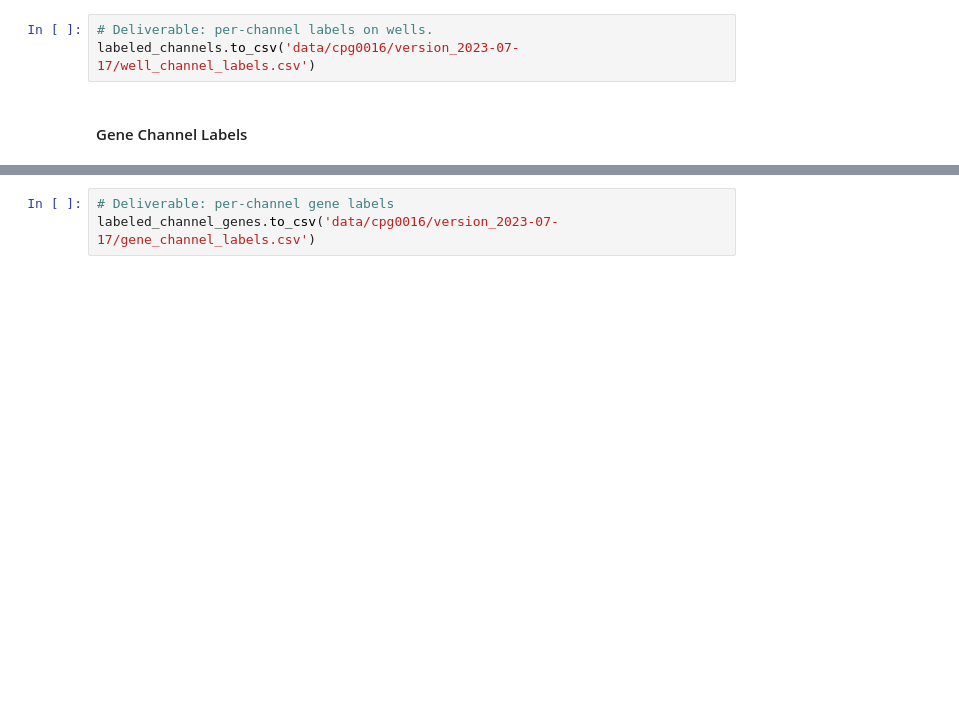
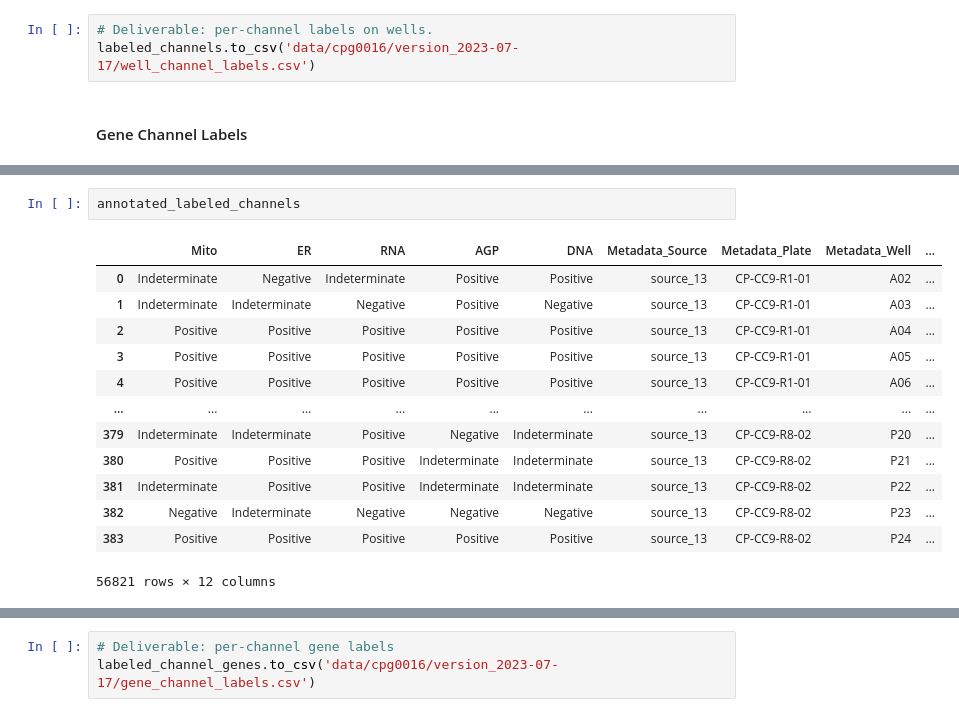
Before and after one commit to Craven-Biostat-Lab/morphology-prediction, a Jupyter notebook: data-loading-cpg0016.ipynb, the cells around one changed output, grey strips where cells are left out. Saved outputs shown, nothing was run; the diff lists cells and outputs as text; blank space fills up the shorter version.

```diff
--- a/data-loading-cpg0016.ipynb
+++ b/data-loading-cpg0016.ipynb
@@ -540,3 +549,19 @@ labeled_channels.to_csv('data/cpg0016/version_2023-07-17/well_channel_labels.csv
+# %%
+annotated_labeled_channels
+# %% [output]
+|  | Mito | ER | RNA | AGP | DNA | Metadata_Source | Metadata_Plate | Metadata_Well | ... |
+| 0 | Indeterminate | Negative | Indeterminate | Positive | Positive | source_13 | CP-CC9-R1-01 | A02 | ... |
+| 1 | Indeterminate | Indeterminate | Negative | Positive | Negative | source_13 | CP-CC9-R1-01 | A03 | ... |
+| 2 | Positive | Positive | Positive | Positive | Positive | source_13 | CP-CC9-R1-01 | A04 | ... |
+| 3 | Positive | Positive | Positive | Positive | Positive | source_13 | CP-CC9-R1-01 | A05 | ... |
+| 4 | Positive | Positive | Positive | Positive | Positive | source_13 | CP-CC9-R1-01 | A06 | ... |
+| ... | ... | ... | ... | ... | ... | ... | ... | ... | ... |
+| 379 | Indeterminate | Indeterminate | Positive | Negative | Indeterminate | source_13 | CP-CC9-R8-02 | P20 | ... |
+| 380 | Positive | Positive | Positive | Indeterminate | Indeterminate | source_13 | CP-CC9-R8-02 | P21 | ... |
+| 381 | Indeterminate | Positive | Positive | Indeterminate | Indeterminate | source_13 | CP-CC9-R8-02 | P22 | ... |
+| 382 | Negative | Indeterminate | Negative | Negative | Negative | source_13 | CP-CC9-R8-02 | P23 | ... |
+| 383 | Positive | Positive | Positive | Positive | Positive | source_13 | CP-CC9-R8-02 | P24 | ... |
+56821 rows × 12 columns
 # %%
 # We need to do this for every channel and concatenate.
 
```
Also changed, not shown: parts of 9 cells of this notebook.
